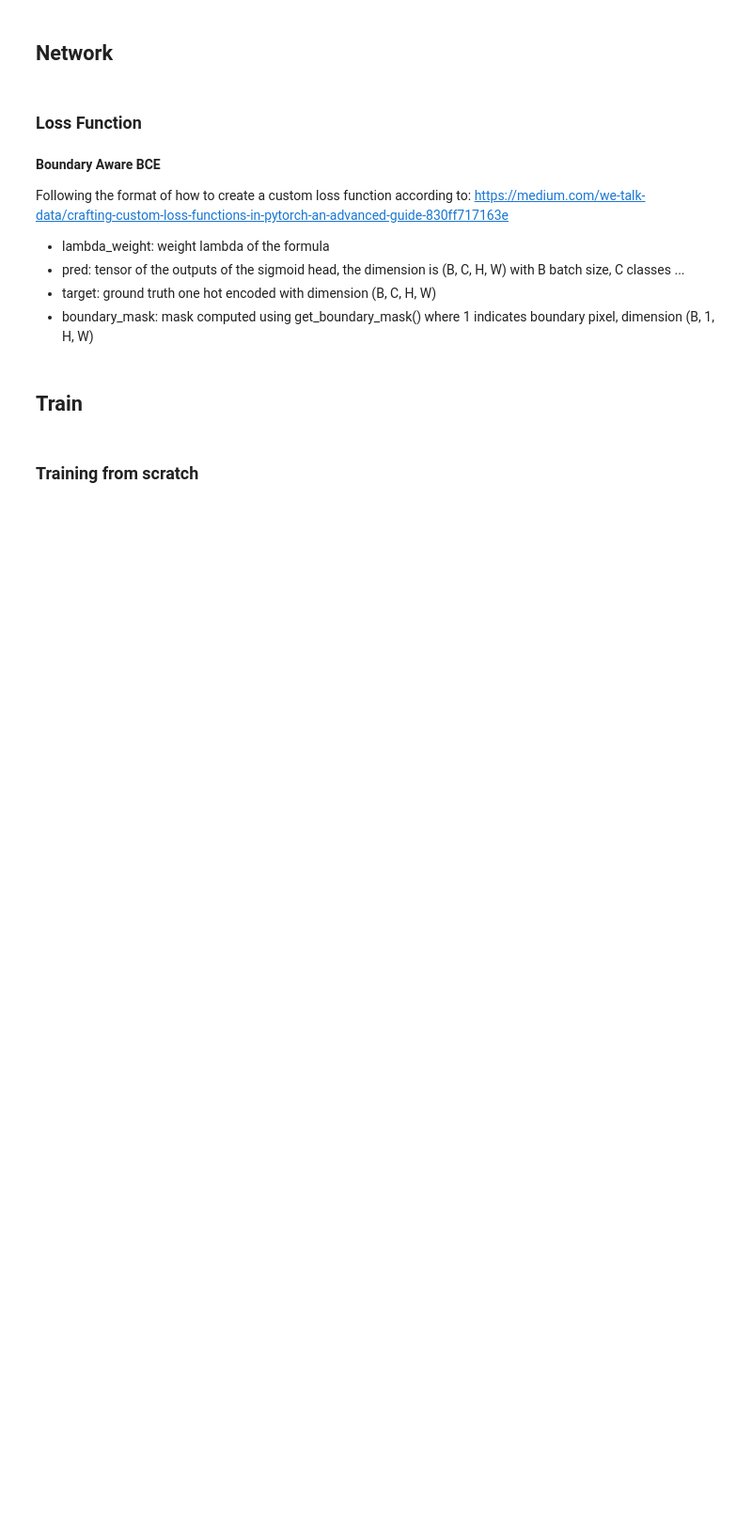
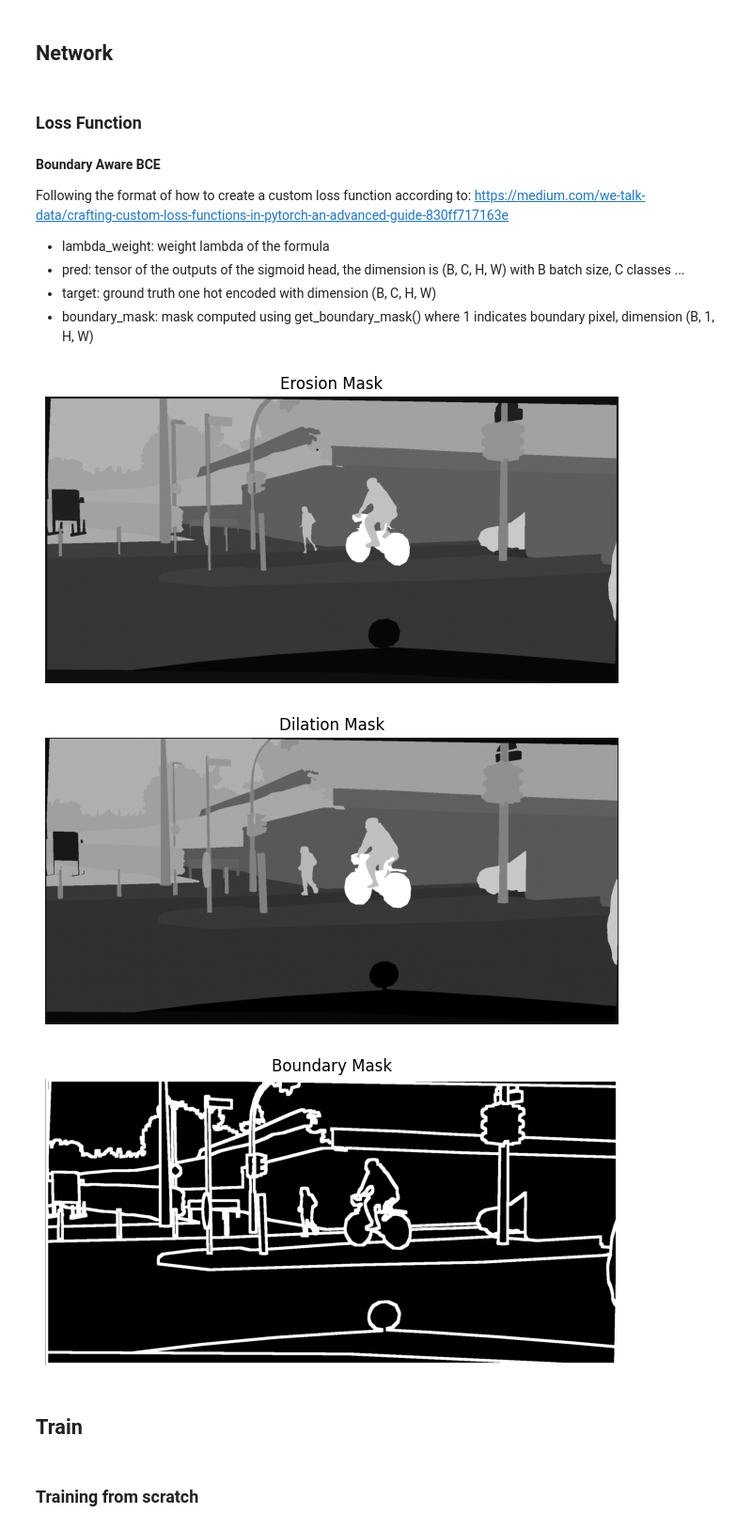
Before and after one commit to DaniPet02/CV-hw, a Jupyter notebook: src/model.ipynb, the cells around one changed output. Shown at 94% size. Saved outputs shown, nothing was run; the diff lists cells and outputs as text; code cells hidden in the pictures; blank space fills up the shorter version.

```diff
--- a/src/model.ipynb
+++ b/src/model.ipynb
@@ -303,7 +304,7 @@ To do that we use morphological gradient (difference between the dilation and th
 - **Dilation**: expand the region of each class, boundary pixels move away from the center of the region (each pixel replaced with maximum value in its neighborhood)
 - **Erosion**: reduce the region of each class, boundary pixels move toward the center of the region (each pixel replaced with minimum value in its neighborhood)
 # %%
-def get_boundary_mask(label_mask, kernel_size=3):
+def get_boundary_mask(label_mask, kernel_size=3, iterations=2):
     """
     Computes the boundary mask from a label mask using morphological operations.
     Args:
@@ -313,8 +314,8 @@ def get_boundary_mask(label_mask, kernel_size=3):
         numpy.ndarray: Boundary mask with shape [H, W].
     """
     kernel = np.ones((kernel_size, kernel_size), np.uint8)
-    dilated = cv2.dilate(label_mask, kernel, iterations=2)
-    eroded = cv2.erode(label_mask, kernel, iterations=2)
+    dilated = cv2.dilate(label_mask, kernel, iterations=iterations)
+    eroded = cv2.erode(label_mask, kernel, iterations=iterations)
     boundary = (dilated != eroded).astype(np.uint8)
     return boundary
 # %% [markdown]
@@ -409,11 +410,11 @@ def visualize_dilation_mask(label_mask):
     plt.tight_layout()
     plt.show()
 
-def visualize_boundary_mask(label_mask):
+def visualize_boundary_mask(label_mask, iterations=2):
     """
     Visualizes the boundary mask.
     """
-    boundary = get_boundary_mask(label_mask)
+    boundary = get_boundary_mask(label_mask, iterations=iterations)
     plt.figure()
     plt.imshow(boundary, cmap='gray')
     plt.title("Boundary Mask")
@@ -614,7 +627,11 @@ class BoundaryAwareBCELoss(nn.Module):
 # %%
 visualize_erosion_mask(np.array(Image.open(relative_path + 'cityscapes_f/mask/train/train1_m.png')))
 visualize_dilation_mask(np.array(Image.open(relative_path + 'cityscapes_f/mask/train/train1_m.png')))
-visualize_boundary_mask(np.array(Image.open(relative_path + 'cityscapes_f/mask/train/train1_m.png')))
+visualize_boundary_mask(np.array(Image.open(relative_path + 'cityscapes_f/mask/train/train1_m.png')), iterations=7)
+# %% [output]
+[figure, added]
+[figure, added]
+[figure, added]
 # %% [markdown]
 ## Train
 # %% [markdown]
```
Also changed, not shown: parts of 34 cells of this notebook.
